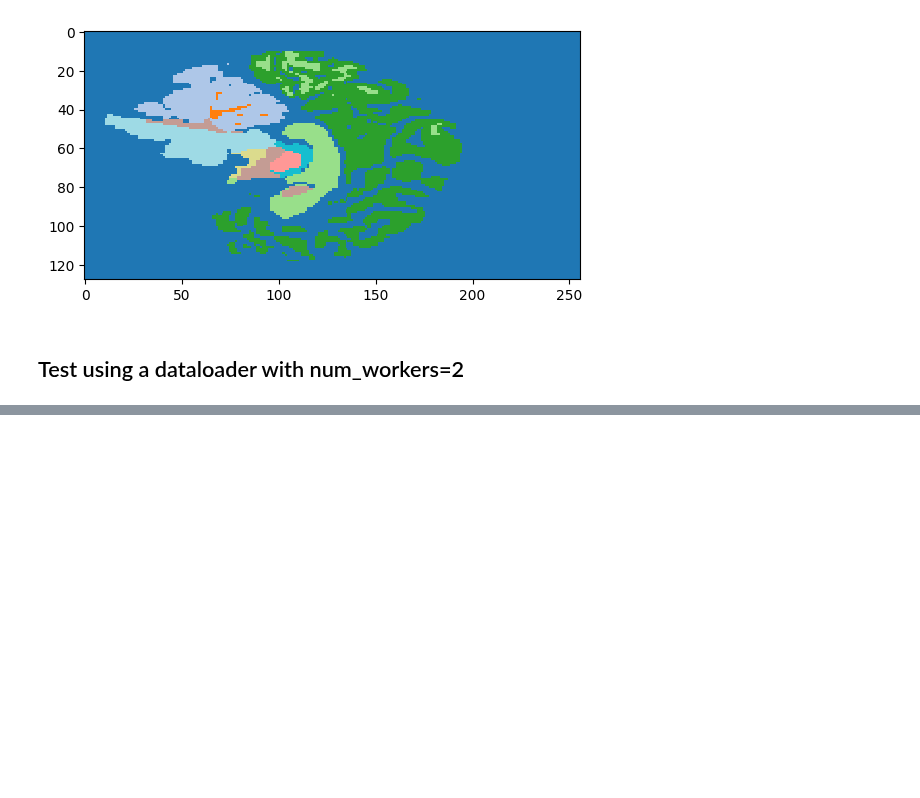
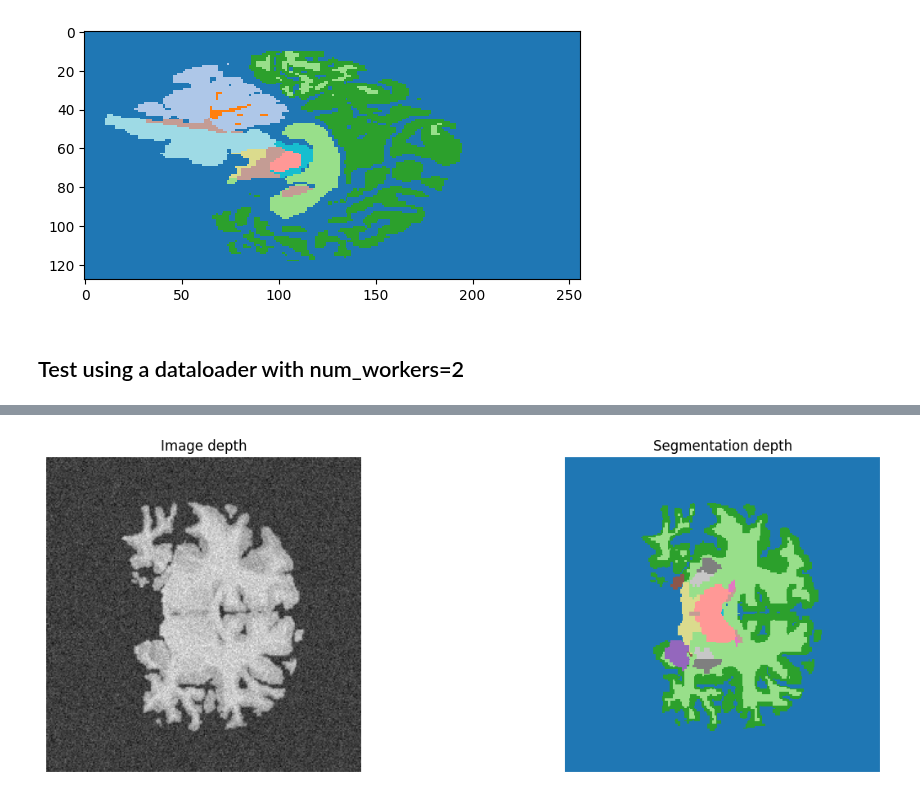
Before and after one commit to JdbermeoUZH/MastersThesisUIASegmentation, a Jupyter notebook: notebooks/dataset_classes/get_a_feel.ipynb, the cells around one changed output, grey strips where cells are left out. Saved outputs shown, nothing was run; the diff lists cells and outputs as text; code cells hidden in the pictures; blank space fills up the shorter version.

```diff
--- a/notebooks/dataset_classes/get_a_feel.ipynb
+++ b/notebooks/dataset_classes/get_a_feel.ipynb
@@ -33,7 +33,7 @@ dataset_cfg = dataset_cfg[dataset_name]
 (dataset,) = get_datasets(
     dataset_name    = dataset_name,
     splits          = [split],
-    paths           = dataset_cfg['paths_processed'],
+    paths_preprocessed           = dataset_cfg['paths_preprocessed'],
     paths_original  = dataset_cfg['paths_original'],
     resolution_proc = dataset_cfg['resolution_proc'],
     dim_proc        = dataset_cfg['dim'],
@@ -91,7 +91,7 @@ dataset_cfg = dataset_cfg[dataset_name]
 (dataset,) = get_datasets(
     dataset_name    = dataset_name,
     splits          = [split],
-    paths           = dataset_cfg['paths_processed'],
+    paths_preprocessed           = dataset_cfg['paths_preprocessed'],
     paths_original  = dataset_cfg['paths_original'],
     resolution_proc = dataset_cfg['resolution_proc'],
     dim_proc        = dataset_cfg['dim'],
@@ -153,7 +153,7 @@ dataset_cfg = dataset_cfg[dataset_name]
 (dataset,) = get_datasets(
     dataset_name    = dataset_name,
     splits          = [split],
-    paths           = dataset_cfg['paths_processed'],
+    paths_preprocessed           = dataset_cfg['paths_preprocessed'],
     paths_original  = dataset_cfg['paths_original'],
     resolution_proc = dataset_cfg['resolution_proc'],
     dim_proc        = dataset_cfg['dim'],
@@ -217,7 +217,7 @@ dataset_cfg = dataset_cfg[dataset_name]
 (dataset,) = get_datasets(
     dataset_name    = dataset_name,
     splits          = [split],
-    paths           = dataset_cfg['paths_processed'],
+    paths_preprocessed           = dataset_cfg['paths_preprocessed'],
     paths_original  = dataset_cfg['paths_original'],
     resolution_proc = dataset_cfg['resolution_proc'],
     dim_proc        = dataset_cfg['dim'],
@@ -602,0 +488,77 @@ Segmentation shape: torch.Size([4, 1, 15, 64, 256, 256])
+# %%
+aug_params = {
+    "da_ratio": 0.25,
+    "sigma": 20,
+    "alpha": 0,
+    "trans_min": 0,
+    "trans_max": 0,
+    "rot_min": 0,
+    "rot_max": 0,
+    "scale_min": 1.0,
+    "scale_max": 1.0,
+    "gamma_min": 0.5,
+    "gamma_max": 2.0,
+    "brightness_min": 0.0,
+    "brightness_max": 0.1,
+    "noise_mean": 0.0,
+    "noise_std": 0.1,
+}
+
+# Load Dataset and get example image
+#:-------------------------------
+dataset_name = 'abide_stanford'
+split = 'train'
+
+dataset_cfg = load_config('../../config/datasets.yaml')
+dataset_cfg = dataset_cfg[dataset_name]
+
+
+(dataset,) = get_datasets(
+    dataset_name    = dataset_name,
+    splits          = [split],
+    paths_preprocessed           = dataset_cfg['paths_preprocessed'],
+    paths_original  = dataset_cfg['paths_original'],
+    resolution_proc = dataset_cfg['resolution_proc'],
+    dim_proc        = dataset_cfg['dim'],
+    n_classes       = dataset_cfg['n_classes'],
+    load_original   = False,
+    load_in_memory  = False,
+    rescale_factor  = [1, 1, 1],
+    mode            = '2D',
+    orientation     = 'depth',
+    aug_params      = aug_params
+    )
+
+dataset.augment = True
+
+test_dict = {
+    'depth': 64,
+    'width': 128,
+     'height': 128
+}
+
+num_samples = 5
+
+for orientation, slice in test_dict.items():
+    for _ in range(num_samples):
+
+        dataset.orientation = orientation
+        img, seg, *_ = dataset[slice]
+        img = img
+        seg = seg.float()
+
+        print(f"Image shape: {img.shape}")
+        print(f"Segmentation shape: {seg.shape}")
+
+        plt.figure(figsize=(15, 5))
+        plt.subplot(1, 2, 1)
+        plot_torch_img(img)
+        plt.title(f"Image {orientation}")
+        plt.axis('off')
+
+        plt.subplot(1, 2, 2)
+        plot_torch_seg(seg, vmin=0, vmax=dataset_cfg['n_classes'] -1)
+        plt.title(f"Segmentation {orientation}")
+        plt.axis('off')
+        plt.show()
+# %% [output]
@@ -602,0 +567 @@ Segmentation shape: torch.Size([4, 1, 15, 64, 256, 256])
+[figure, added]
```
Also changed, not shown: parts of 9 cells of this notebook, 11 other files.
